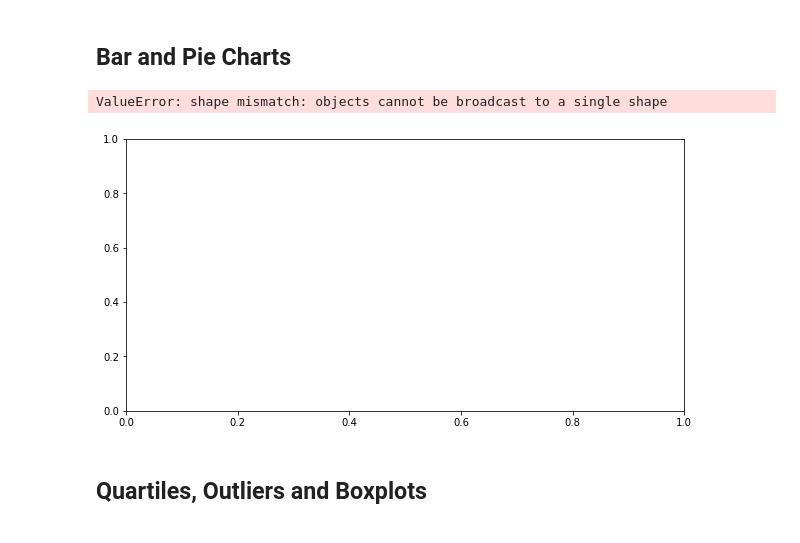
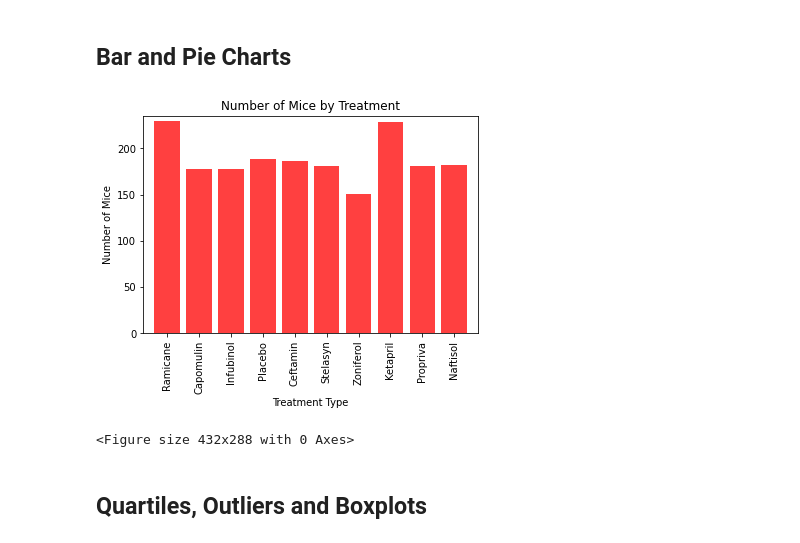
Before and after one commit to jddarby1108/Matplotlib_Challenge, a Jupyter notebook: Instructions/Pymaceuticals/pymaceuticals_starter.ipynb, the cells around one changed output. Saved outputs shown, nothing was run; the diff lists cells and outputs as text; code cells hidden in the pictures.

Commit message:
bar chart complete

```diff
--- a/Instructions/Pymaceuticals/pymaceuticals_starter.ipynb
+++ b/Instructions/Pymaceuticals/pymaceuticals_starter.ipynb
@@ -144,4 +144,7 @@ The SEM value for the sample mice data is 0.20543691976738135
 table_data = pd.DataFrame(tumor_regimen.groupby(["Drug Regimen"])[["Tumor Volume (mm3)"]].describe())
 table_data
 # This method produces everything in a single groupby function
+regimen_group = clean_df.groupby("Drug Regimen")
+mice_avg = regimen_group['Tumor Volume (mm3)'].mean()
+mice_avg
 # %% [output]
@@ -161,13 +163,31 @@ table_data
 # %% [markdown]
 ## Bar and Pie Charts
-# %%
-# Generate a bar plot showing the total number of mice for each treatment throughout the course of the study using pandas.
-
-x_axis = np.arange(len(table_data))
-plt.figure(figsize=(10,5))
-# %% [output]
-ValueError: shape mismatch: objects cannot be broadcast to a single shape
-[figure, removed]
+# %%
+# Generate a bar plot showing the total number of mice for each treatment throughout the course of the study using pandas.
+
+mice_count = regimen_group['Tumor Volume (mm3)'].count()
+mice_count
+
+# ## create the x-axis tick markers
+x_axis = np.arange(0, len(unique))
+
+# # ## Add titles and axis labels
+plt.title("Number of Mice by Treatment")
+plt.xlabel("Treatment Type")
+plt.ylabel("Number of Mice")
+
+# # ## Define the limits of the x and y axis using the data
+plt.xlim(-0.75, len(unique)-.25)
+plt.ylim(0, max(mice_count) + 5)
+
+# # ## Plot the data and add the styling
+plt.bar(x_axis, (mice_count), facecolor="red", alpha=0.75, align="center")
+plt.xticks(x_axis,(unique), rotation=90)
+plt.show()
+plt.tight_layout()
+# %% [output]
+[figure, added]
+<Figure size 432x288 with 0 Axes>
 # %%
 # Generate a bar plot showing the total number of mice for each treatment throughout the course of the study using pyplot.
 # %%
```
Also changed, not shown: parts of 2 cells of this notebook.
